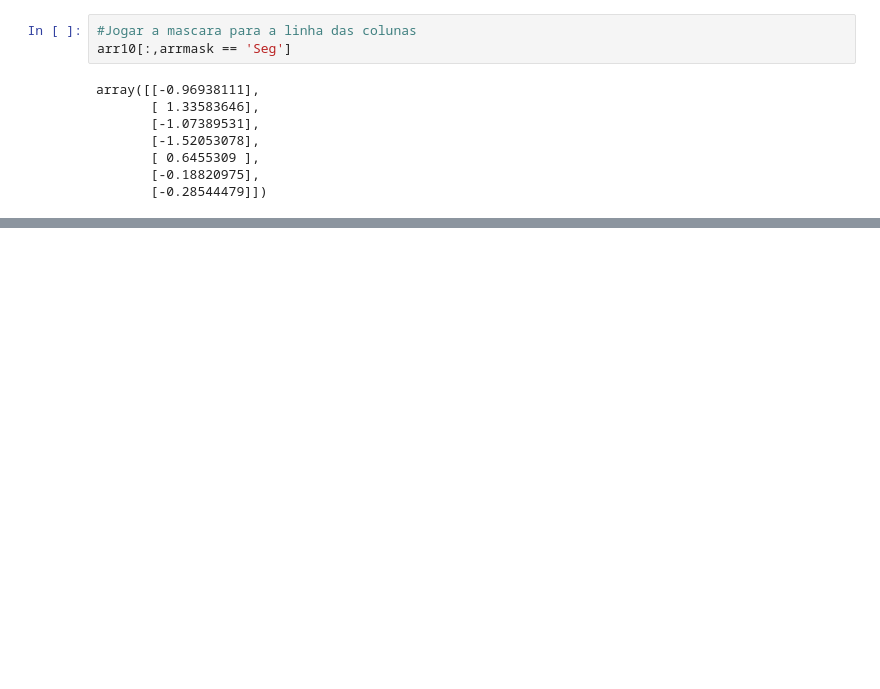
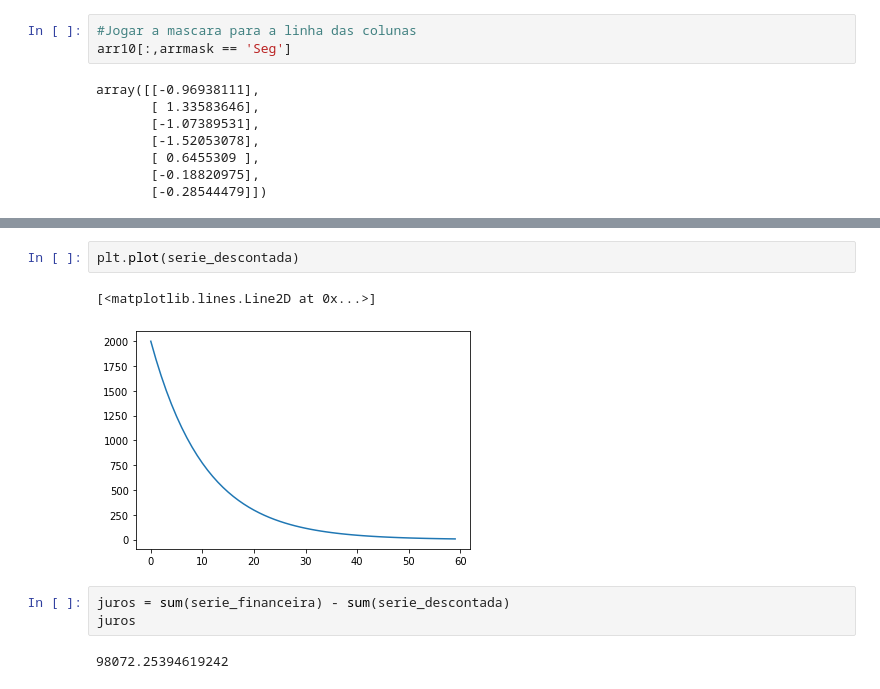
Before and after one commit to loslhp/Fundamentos-de-Data-Science-com-Python---Senai, a Jupyter notebook: Aula4_numpy.ipynb, the cells around one changed output, grey strips where cells are left out. Cells and saved outputs as stored; diff of their text form; blank space fills up the shorter version.

```diff
--- a/Aula4_numpy.ipynb
+++ b/Aula4_numpy.ipynb
@@ -299,0 +522,10 @@ arr10[]
+# %%
+plt.plot(serie_descontada)
+# %% [output]
+[<matplotlib.lines.Line2D at 0x...>]
+[figure, added]
+# %%
+juros = sum(serie_financeira) - sum(serie_descontada)
+juros
+# %% [output]
+98072.25394619242
```
Also changed, not shown: parts of 53 cells of this notebook.
